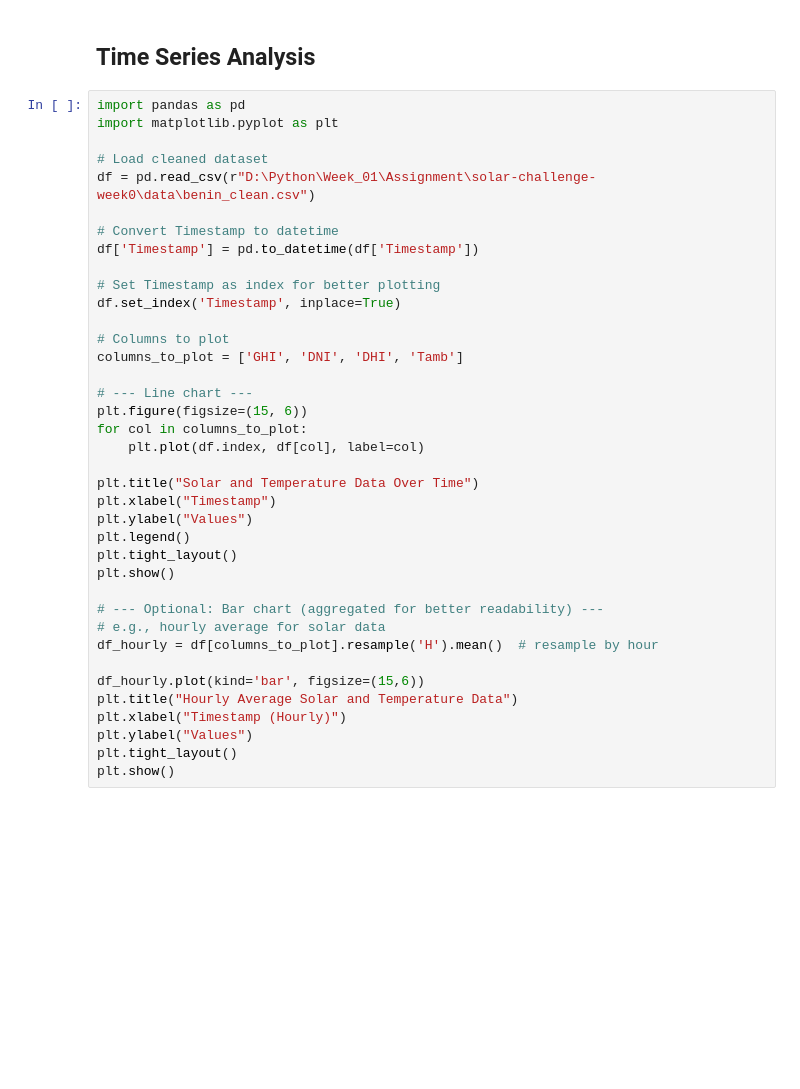
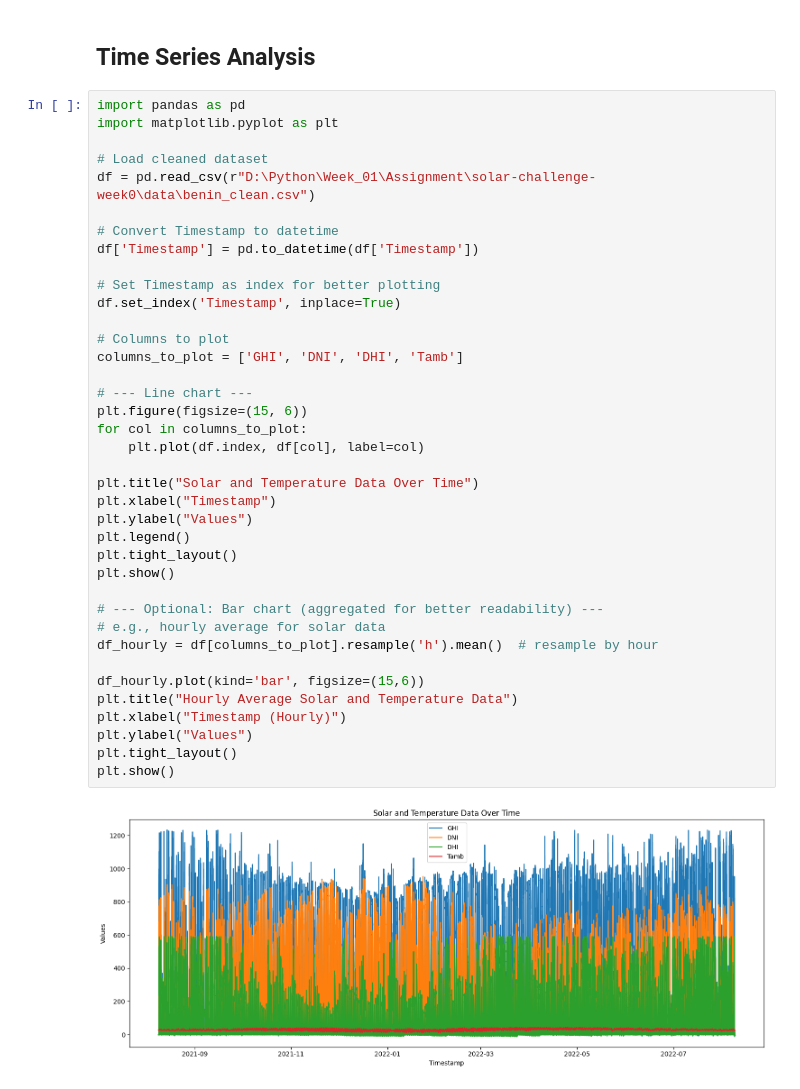
Before and after one commit to Moggycool/solar-challenge-week0, a Jupyter notebook: notebooks/benin_eda.ipynb, the cells around one changed output. Saved outputs shown, nothing was run; the diff lists cells and outputs as text; blank space fills up the shorter version.

```diff
--- a/notebooks/benin_eda.ipynb
+++ b/notebooks/benin_eda.ipynb
@@ -296,31 +296,33 @@ df = pd.read_csv(r"D:\Python\Week_01\Assignment\solar-challenge-week0\data\benin
 # Convert Timestamp to datetime
 df['Timestamp'] = pd.to_datetime(df['Timestamp'])
 
 # Set Timestamp as index for better plotting
 df.set_index('Timestamp', inplace=True)
 
 # Columns to plot
 columns_to_plot = ['GHI', 'DNI', 'DHI', 'Tamb']
 
 # --- Line chart ---
 plt.figure(figsize=(15, 6))
 for col in columns_to_plot:
     plt.plot(df.index, df[col], label=col)
 
 plt.title("Solar and Temperature Data Over Time")
 plt.xlabel("Timestamp")
 plt.ylabel("Values")
 plt.legend()
 plt.tight_layout()
 plt.show()
 
 # --- Optional: Bar chart (aggregated for better readability) ---
 # e.g., hourly average for solar data
-df_hourly = df[columns_to_plot].resample('H').mean()  # resample by hour
+df_hourly = df[columns_to_plot].resample('h').mean()  # resample by hour
 
 df_hourly.plot(kind='bar', figsize=(15,6))
 plt.title("Hourly Average Solar and Temperature Data")
 plt.xlabel("Timestamp (Hourly)")
 plt.ylabel("Values")
 plt.tight_layout()
 plt.show()
+# %% [output]
+[figure, added]
```
Also changed, not shown: parts of 1 cell of this notebook.
